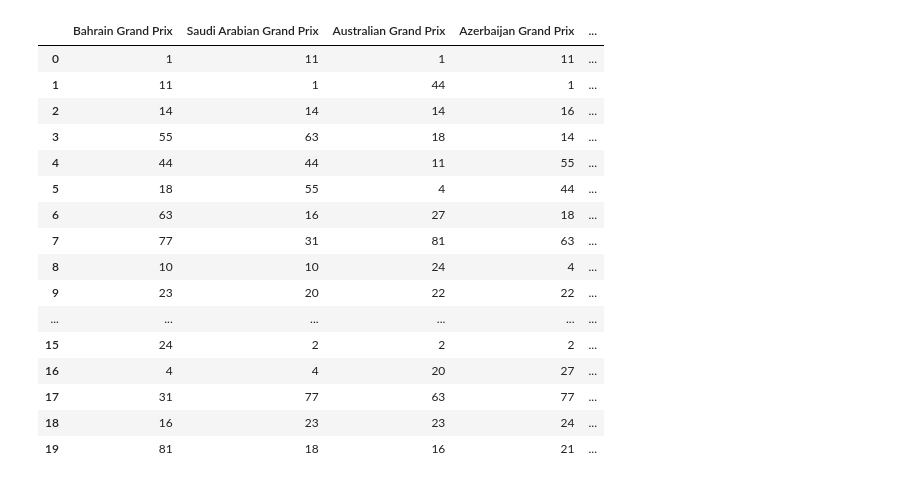
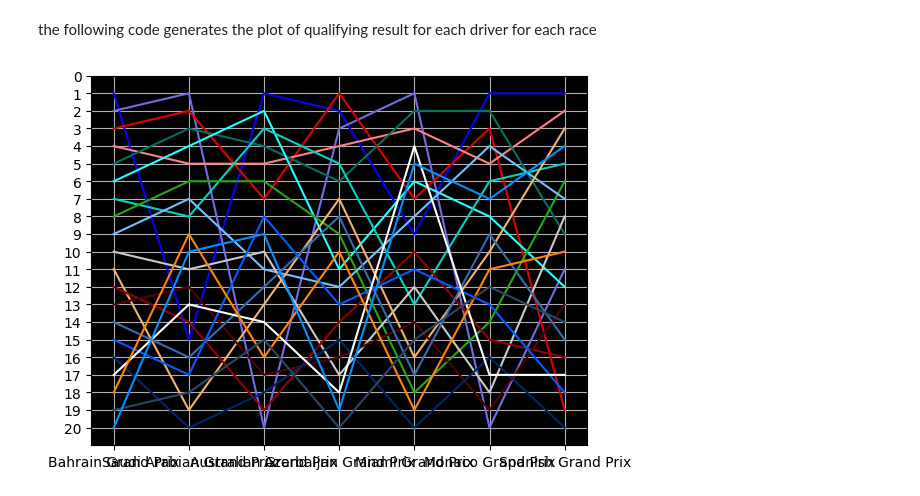
Before and after one commit to GakRop/f1_analysis, a Jupyter notebook: f1_analysis_3.ipynb, the cells around one changed output. Drawn from its saved outputs; the diff is of its cells as text; code cells hidden in the pictures.

```diff
--- a/f1_analysis_3.ipynb
+++ b/f1_analysis_3.ipynb
@@ -75,2 +183,46 @@ AttributeError: 'Session' object has no attribute 'pick_driver'
+# %% [markdown]
+the following code generates the plot of qualifying result for each driver for each race
+# %%
+qualis = [bahrain_quali, saudi_quali, australia_quali, azerbaijan_quali, miami_quali, monaco_quali, spain_quali]
+quali_results = [[None for i in range(len(qualis))]]
+quali_datas = [None for i in range(len(qualis))]
+
+for i in range(len(races)):
+    quali_data = {
+        "Name": qualis[i].results["FullName"],
+        "Position": qualis[i].results["Position"],
+        "TeamId": qualis[i].results["TeamId"]
+    }
+
+    df1 = pd.DataFrame(quali_data)
+    quali_datas[i] = df1
+
+race_results = pd.DataFrame()
+race_results_driver = pd.DataFrame()
+
+race_starting_grid = pd.DataFrame()
+race_starting_grid_driver = pd.DataFrame()
+
+quali_results = pd.DataFrame()
+quali_results_driver = pd.DataFrame()
+
+for i in range(len(races)):
+    EventName = races[i].event.EventName
+    quali_results[EventName] = quali_datas[i]["Position"]
+
+    quali_results_driver[EventName] = quali_datas[i]["Name"]
+
+ax = plt.axes()
+for i in range(len(quali_results)):
+    color = fastf1.plotting.driver_color(quali_results_driver["Bahrain Grand Prix"].str.lower().iloc[i])
+    plt.plot(quali_results.columns, quali_results.iloc[i], color=color)
+
+plt.ylim(21, 0)
+plt.grid()
+plt.yticks(np.arange(21))
+ax.set_facecolor("black")
+plt.show()
+# %% [output]
+[figure, added]
 # %%
 for i in range(len(races)):
@@ -94,20 +264,0 @@ for i in range(len(races)):
-# %%
-race_results
-# %% [output]
-|  | Bahrain Grand Prix | Saudi Arabian Grand Prix | Australian Grand Prix | Azerbaijan Grand Prix | ... |
-| 0 | 1 | 11 | 1 | 11 | ... |
-| 1 | 11 | 1 | 44 | 1 | ... |
-| 2 | 14 | 14 | 14 | 16 | ... |
-| 3 | 55 | 63 | 18 | 14 | ... |
-| 4 | 44 | 44 | 11 | 55 | ... |
-| 5 | 18 | 55 | 4 | 44 | ... |
-| 6 | 63 | 16 | 27 | 18 | ... |
-| 7 | 77 | 31 | 81 | 63 | ... |
-| 8 | 10 | 10 | 24 | 4 | ... |
-| 9 | 23 | 20 | 22 | 22 | ... |
-| ... | ... | ... | ... | ... | ... |
-| 15 | 24 | 2 | 2 | 2 | ... |
-| 16 | 4 | 4 | 20 | 27 | ... |
-| 17 | 31 | 77 | 63 | 77 | ... |
-| 18 | 16 | 23 | 23 | 24 | ... |
-| 19 | 81 | 18 | 16 | 21 | ... |
```
Also changed, not shown: parts of 12 cells of this notebook, 2 other files.
